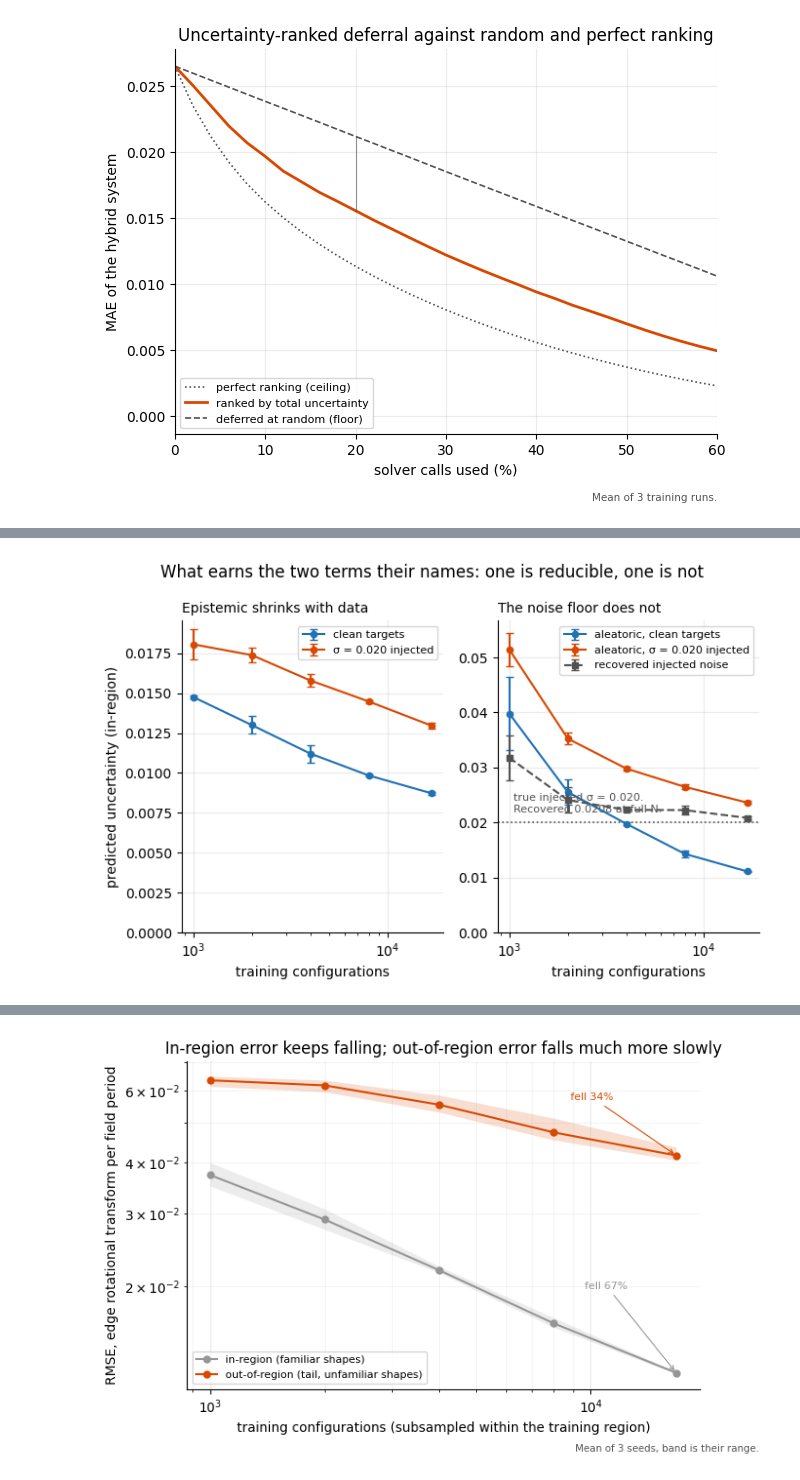
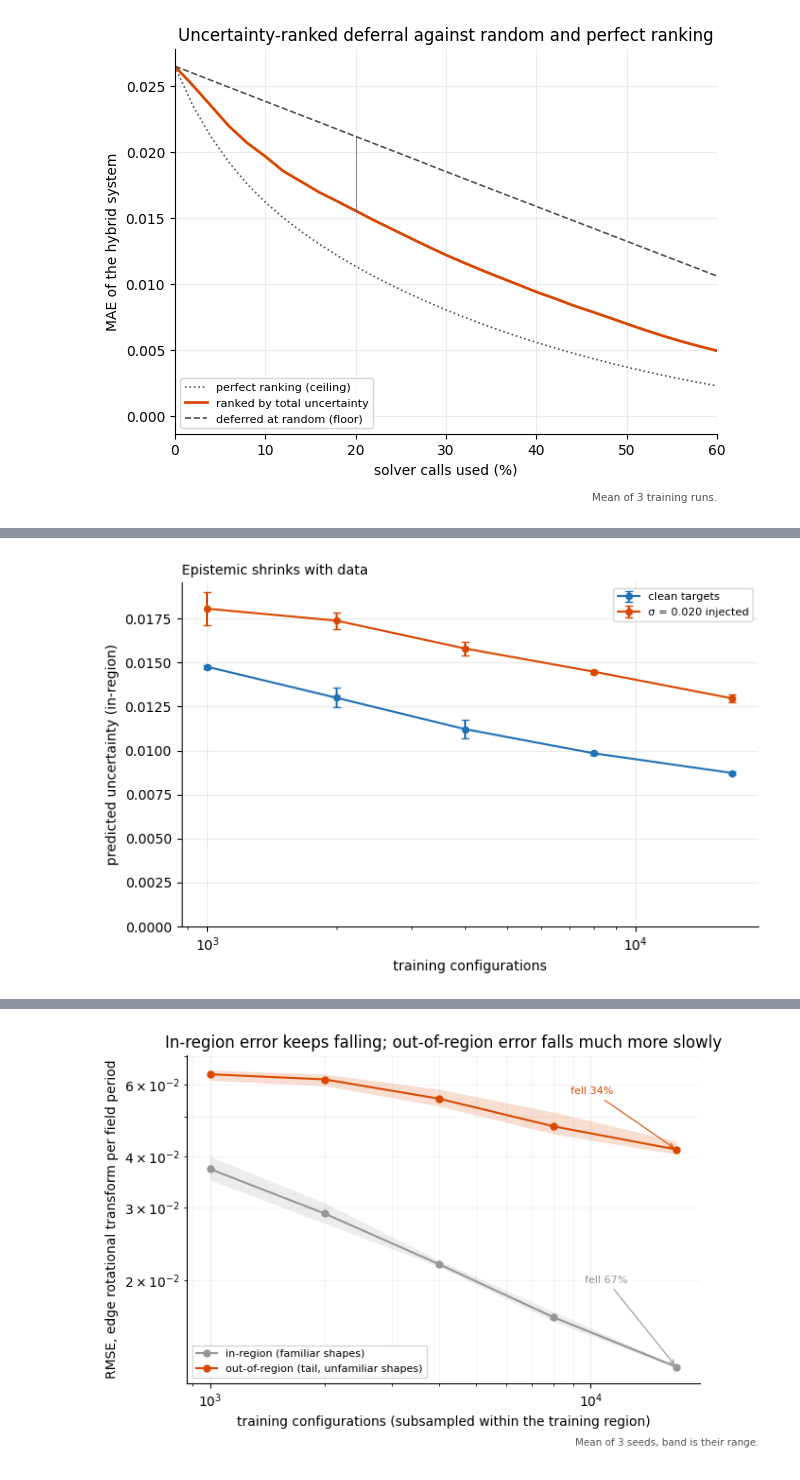
Before and after one commit to cecanelo/ConStelleration, a Jupyter notebook: notebooks/figures.ipynb, the cells around one changed output, grey strips where cells are left out. Saved outputs shown, nothing was run; the diff lists cells and outputs as text; code cells hidden in the pictures.

```diff
--- a/notebooks/figures.ipynb
+++ b/notebooks/figures.ipynb
@@ -485,7 +434,7 @@ by_seed = [
 ]
 splits = by_seed[0]
 
-SERIES = {
+SERIES_DISTANCE_ERROR = {
     'tail_low': ('tail-low: the compact end held out entirely', COLOR_TAIL),
     'hole_p30': ('interior hole at p30: a gap, data on both sides', COLOR_HOLE),
 }
@@ -495,7 +444,7 @@ fig, ax = plt.subplots(figsize=(FIG_WIDTH, 5))
 # Pinned so the other annotations below have somewhere reliable to sit.
 ax.set_ylim(0.010, 0.066)
 
-for name, (label, color) in SERIES.items():
+for name, (label, color) in SERIES_DISTANCE_ERROR.items():
     # Each curve starts from its own in-region error at distance zero rather
     # than from a shared baseline. The two differ by about 5%, and drawing one
     # line for both would hide that.
@@ -635,14 +582,14 @@ N_DISTANCE_BINS = cal['constants']['N_BINS']
 
 fig, ax = plt.subplots(figsize=(FIG_WIDTH, 5))
 
-SERIES = {
+SERIES_POINTS = {
     'tail': ('tail-low: the compact end held out entirely', COLOR_TAIL),
     'hole': ('interior hole at p30: a gap, data on both sides', COLOR_HOLE),
 }
 
 curves = {}
 
-for name, (label, color) in SERIES.items():
+for name, (label, color) in SERIES_POINTS.items():
     # In-region is one anchor at distance zero, not the first bin, matching the
     # convention in Figure 2 and in scripts/calibration.py.
     per_seed = [coverage_by_distance(name, s) for s in SEEDS]
@@ -750,19 +689,16 @@ def pit_by_distance(split, seed):
 
 fig, ax = plt.subplots(figsize=(FIG_WIDTH, 5))
 
-SERIES = {
+SERIES_POINTS = {
     'tail': ('tail-low: the compact end held out entirely', COLOR_TAIL),
     'hole': ('interior hole at p30: a gap, data on both sides', COLOR_HOLE),
 }
 
-curves = {}
-
-for name, (label, color) in SERIES.items():
+for name, (label, color) in SERIES_POINTS.items():
     per_seed = [pit_by_distance(name, s) for s in SEEDS]
     d = per_seed[0][0]
     pit = band(ax, d, [c for _, c in per_seed], color)
     ax.plot(d, pit, 'o-', color=color, markersize=4.5, label=label)
-    curves[name] = (d, pit)
 
 ax.axhline(0.5, color=COLOR_NEUTRAL, linestyle=':', linewidth=1.2)
 ax.annotate(
@@ -1513,6 +1264,4 @@ shape and nothing finer.
 # %%
-fig, (ax_epi, ax_ale) = plt.subplots(1, 2, figsize=(FIG_WIDTH, 4.5))
-
 sizes = sorted({c['n_train'] for c in sweep_cells})
 CONDITIONS = {0.0: ('clean targets', COLOR_HOLE), 0.02: ('σ = 0.020 injected', COLOR_TAIL)}
 
@@ -1527,9 +1276,12 @@ def spread(sigma, n, term):
     return np.mean(values), np.std(values)
 
 
+# Figure: epistemic shrinks with data.
+fig, ax = plt.subplots()
+
 for sigma, (label, color) in CONDITIONS.items():
     stats = [spread(sigma, n, 'epistemic') for n in sizes]
-    ax_epi.errorbar(
+    ax.errorbar(
         sizes,
         [m for m, _ in stats],
         yerr=[s for _, s in stats],
@@ -1540,8 +1292,24 @@ for sigma, (label, color) in CONDITIONS.items():
         label=label,
     )
 
+ax.set_xscale('log')
+ax.set_xlabel('training configurations')
+ax.set_ylabel('predicted uncertainty (in-region)')
+ax.set_ylim(0, None)
+ax.set_title('Epistemic shrinks with data', fontsize=10, loc='left')
+# Curves fall left to right, so the top-right corner is the emptiest spot.
+ax.legend(fontsize=8, loc='upper right')
+fig.tight_layout()
+
+keep(fig, 'n_sweep_epistemic')
+
+
+# Figure: the noise floor does not.
+fig, ax = plt.subplots()
+
+for sigma, (label, color) in CONDITIONS.items():
     stats = [spread(sigma, n, 'aleatoric') for n in sizes]
-    ax_ale.errorbar(
+    ax.errorbar(
         sizes,
         [m for m, _ in stats],
         yerr=[s for _, s in stats],
@@ -1551,49 +1319,52 @@ for sigma, (label, color) in CONDITIONS.items():
         capsize=3,
         label=f'aleatoric, {label}',
     )
 
 # Quadrature subtraction within seed: sqrt(noisy^2 - clean^2) recovers what was
-# injected. This is the panel's actual claim, the two curves above are its inputs.
+# injected. This is the figure's actual claim, the two curves above are its inputs.
 recovered = []
 for n in sizes:
     pairs = zip(cells_at(0.0, n), cells_at(0.02, n), strict=True)
     per_seed = [
         np.sqrt(max(b['in_region']['aleatoric'] ** 2 - a['in_region']['aleatoric'] ** 2, 0.0))
         for a, b in pairs
     ]
     recovered.append((np.mean(per_seed), np.std(per_seed)))
 
-ax_ale.errorbar(
+ax.errorbar(
     sizes,
     [m for m, _ in recovered],
     yerr=[s for _, s in recovered],
     fmt='s--',
     color=COLOR_NEUTRAL,
     markersize=5,
     capsize=3,
     label='recovered injected noise',
 )
-ax_ale.axhline(0.020, color=COLOR_NEUTRAL, linestyle=':', linewidth=1.2)
-ax_ale.annotate(
-    f'true injected σ = 0.020.\nRecovered {recovered[-1][0]:.4f} at full N.',
-    (sizes[0] * 1.05, 0.0215),
+ax.axhline(0.020, color=COLOR_NEUTRAL, linestyle=':', linewidth=1.2)
+
+# Top-right, large N: the one spot where all three curves have separated and
+# there's empty space, instead of small-N where the dotted line, the recovered
+# markers and the noisy curve all sit on top of each other.
+ax.annotate(
+    f'true injected σ = 0.020\nrecovered {recovered[-1][0]:.4f} at full N',
+    (sizes[-1], 0.048),
+    ha='right',
+    va='top',
     fontsize=8,
     color=COLOR_NEUTRAL,
-    va='bottom',
 )
 
-for ax, title in ((ax_epi, 'Epistemic shrinks with data'), (ax_ale, 'The noise floor does not')):
-    ax.set_xscale('log')
-    ax.set_xlabel('training configurations')
-    ax.set_title(title, fontsize=10, loc='left')
-    ax.legend(fontsize=8)
-
-ax_epi.set_ylabel('predicted uncertainty (in-region)')
-ax_epi.set_ylim(0, None)
-ax_ale.set_ylim(0, None)
-fig.suptitle('What earns the two terms their names: one is reducible, one is not')
+ax.set_xscale('log')
+ax.set_xlabel('training configurations')
+ax.set_ylabel('predicted uncertainty (in-region)')
+ax.set_ylim(0, 0.055)
+ax.set_title('The noise floor does not', fontsize=10, loc='left')
+# None of the three curves comes near y=0, so the bottom-left corner is clear
+# and stays clear of the annotation, which sits at the top-right instead.
+ax.legend(fontsize=8, loc='lower left')
 fig.tight_layout()
 
-keep(fig, 'n_sweep')
+keep(fig, 'n_sweep_aleatoric')
 # %% [output]
-[figure, old version]
+[figure, new version]
```
Also changed, not shown: parts of 29 cells of this notebook, 17 other files.
